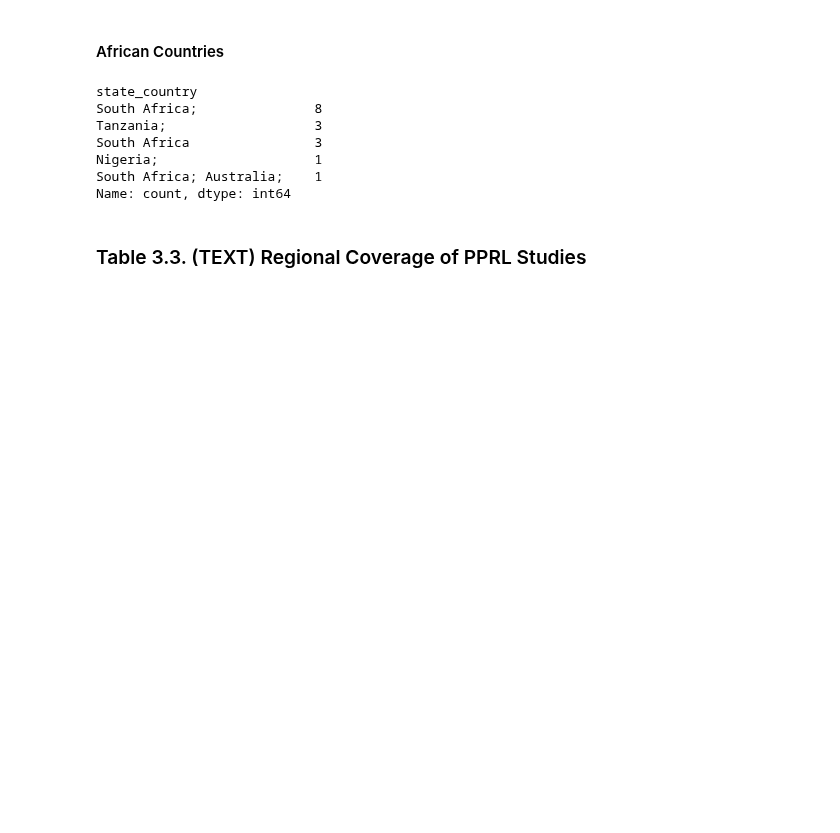
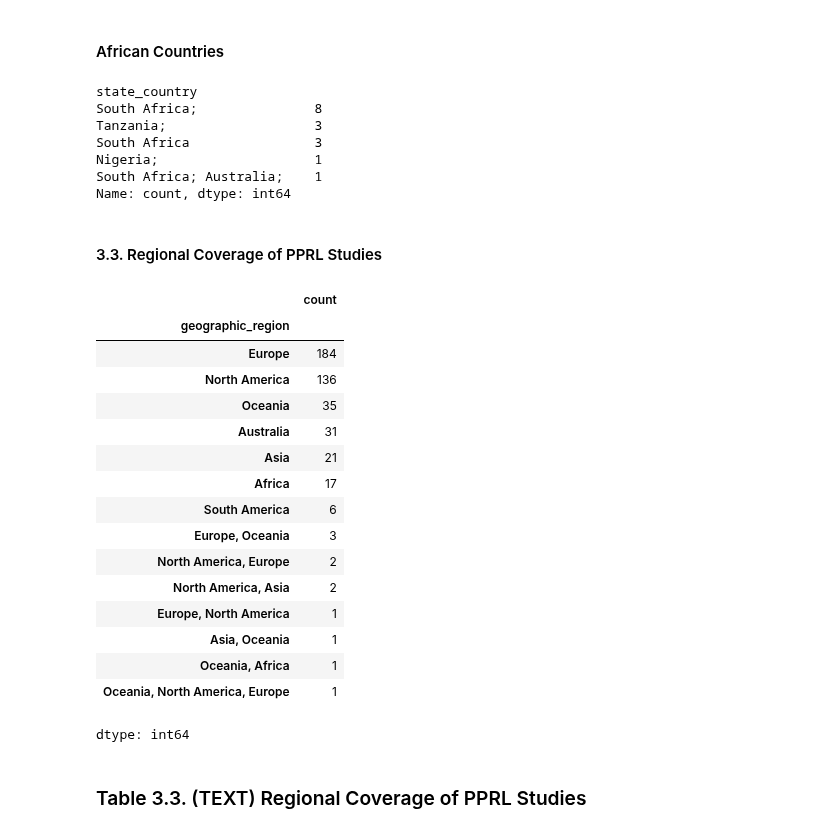
Before and after one commit to dmainagithub/dm-pprl-work, a Jupyter notebook: Scoping_Review_Work_Colab.ipynb, the cells around one changed output. Saved outputs shown, nothing was run; the diff lists cells and outputs as text; code cells hidden in the pictures; blank space fills up the shorter version.

```diff
--- a/Scoping_Review_Work_Colab.ipynb
+++ b/Scoping_Review_Work_Colab.ipynb
@@ -730,6 +730,28 @@ South Africa                3
 Nigeria;                    1
 South Africa; Australia;    1
 Name: count, dtype: int64
+# %% [markdown]
+#### 3.3.	Regional Coverage of PPRL Studies
+# %%
+df_raw['geographic_region'].value_counts()
+# %% [output]
+|  | count |
+| geographic_region |  |
+| Europe | 184 |
+| North America | 136 |
+| Oceania | 35 |
+| Australia | 31 |
+| Asia | 21 |
+| Africa | 17 |
+| South America | 6 |
+| Europe, Oceania | 3 |
+| North America, Europe | 2 |
+| North America, Asia | 2 |
+| Europe, North America | 1 |
+| Asia, Oceania | 1 |
+| Oceania, Africa | 1 |
+| Oceania, North America, Europe | 1 |
+dtype: int64
 # %% [markdown]
 ### Table 3.3. (TEXT)	Regional Coverage of PPRL Studies
 # %%
```
